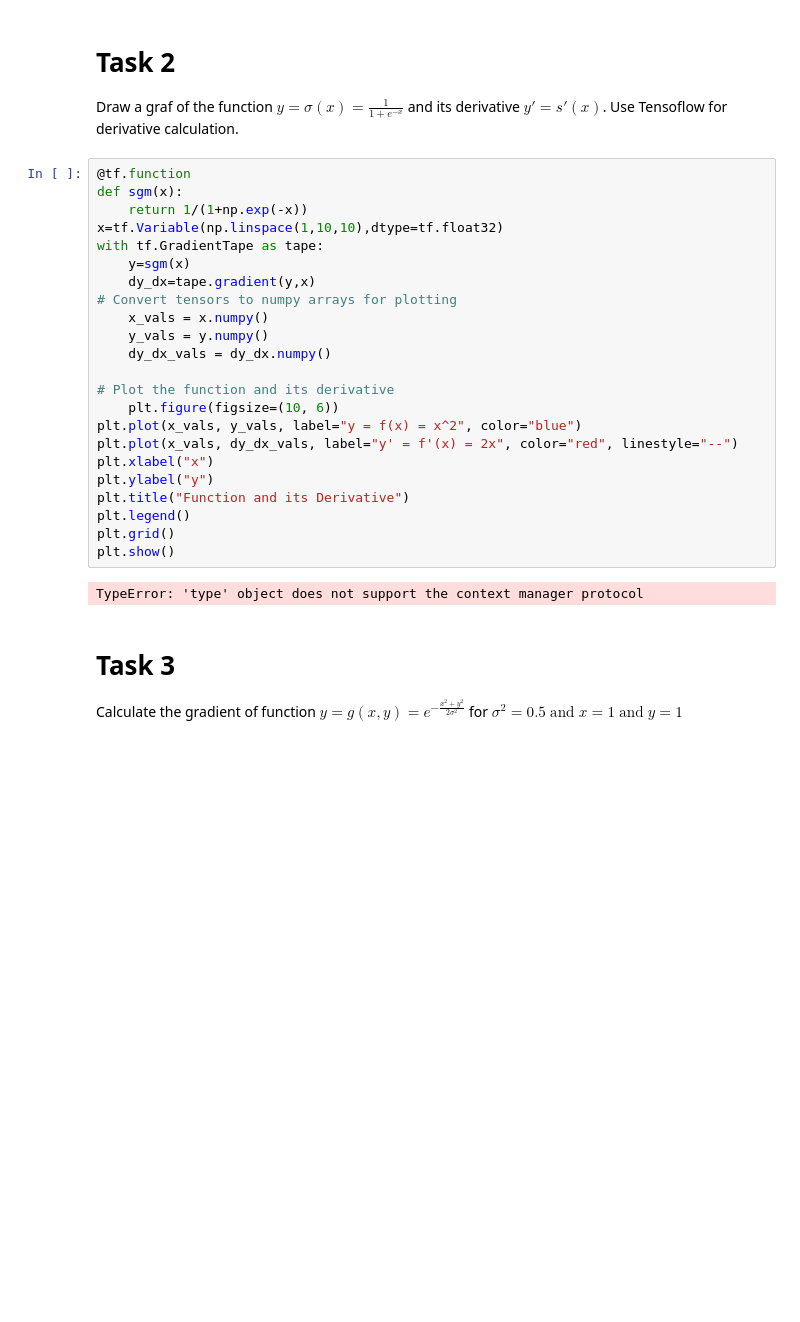
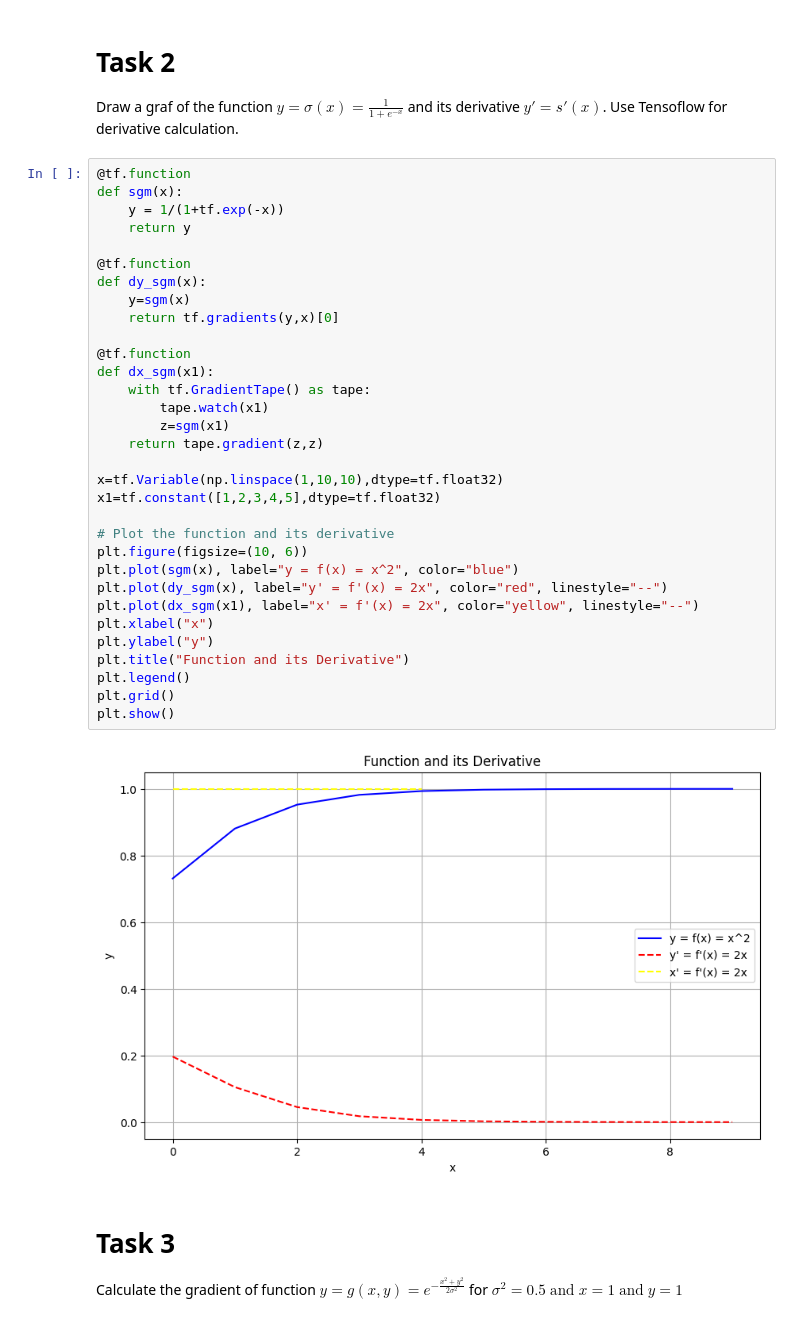
Before and after one commit to nandunair99/Machine-Learning-Exercise, a Jupyter notebook: lab-2-stud.ipynb, the cells around one changed output. Cells and saved outputs as stored; diff of their text form; blank space fills up the shorter version.

```diff
--- a/lab-2-stud.ipynb
+++ b/lab-2-stud.ipynb
@@ -100,28 +101,37 @@ Draw a graf of the function $y=\sigma(x)=\frac{1}{1+e^{-x}}$ and its derivative
 # %%
 @tf.function
 def sgm(x):
-    return 1/(1+np.exp(-x))
+    y = 1/(1+tf.exp(-x))
+    return y
+
+@tf.function
+def dy_sgm(x):
+    y=sgm(x)
+    return tf.gradients(y,x)[0]
+
+@tf.function
+def dx_sgm(x1):
+    with tf.GradientTape() as tape:
+        tape.watch(x1)
+        z=sgm(x1)
+    return tape.gradient(z,z)
+
 x=tf.Variable(np.linspace(1,10,10),dtype=tf.float32)
-with tf.GradientTape as tape:
-    y=sgm(x)
-    dy_dx=tape.gradient(y,x)
-# Convert tensors to numpy arrays for plotting
-    x_vals = x.numpy()
-    y_vals = y.numpy()
-    dy_dx_vals = dy_dx.numpy()
+x1=tf.constant([1,2,3,4,5],dtype=tf.float32)
 
 # Plot the function and its derivative
-    plt.figure(figsize=(10, 6))
-plt.plot(x_vals, y_vals, label="y = f(x) = x^2", color="blue")
-plt.plot(x_vals, dy_dx_vals, label="y' = f'(x) = 2x", color="red", linestyle="--")
+plt.figure(figsize=(10, 6))
+plt.plot(sgm(x), label="y = f(x) = x^2", color="blue")
+plt.plot(dy_sgm(x), label="y' = f'(x) = 2x", color="red", linestyle="--")
+plt.plot(dx_sgm(x1), label="x' = f'(x) = 2x", color="yellow", linestyle="--")
 plt.xlabel("x")
 plt.ylabel("y")
 plt.title("Function and its Derivative")
 plt.legend()
 plt.grid()
 plt.show()
 # %% [output]
-TypeError: 'type' object does not support the context manager protocol
+[figure, added]
 # %% [markdown]
 # Task 3
 
```
Also changed, not shown: parts of 11 cells of this notebook, 1 other file.
